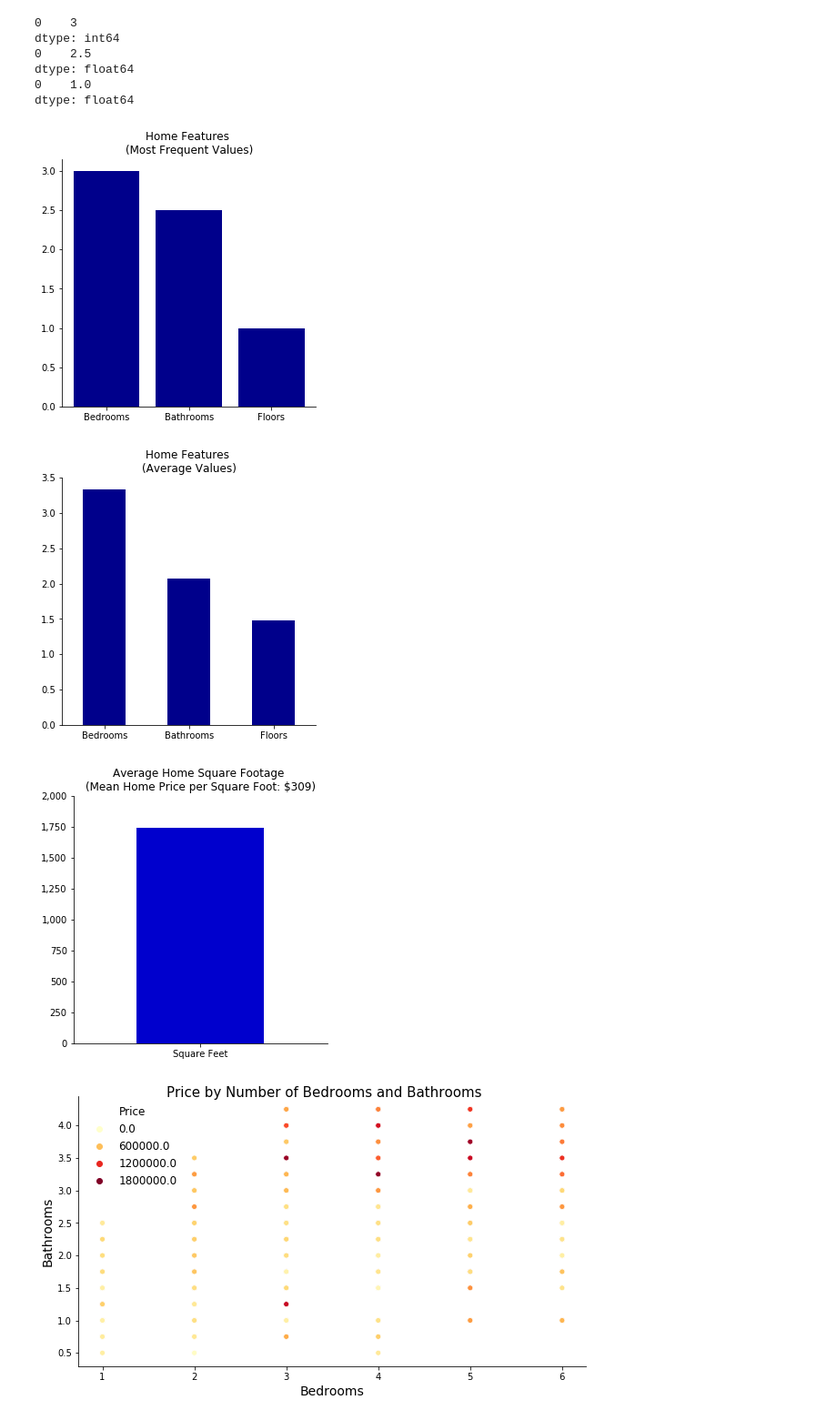
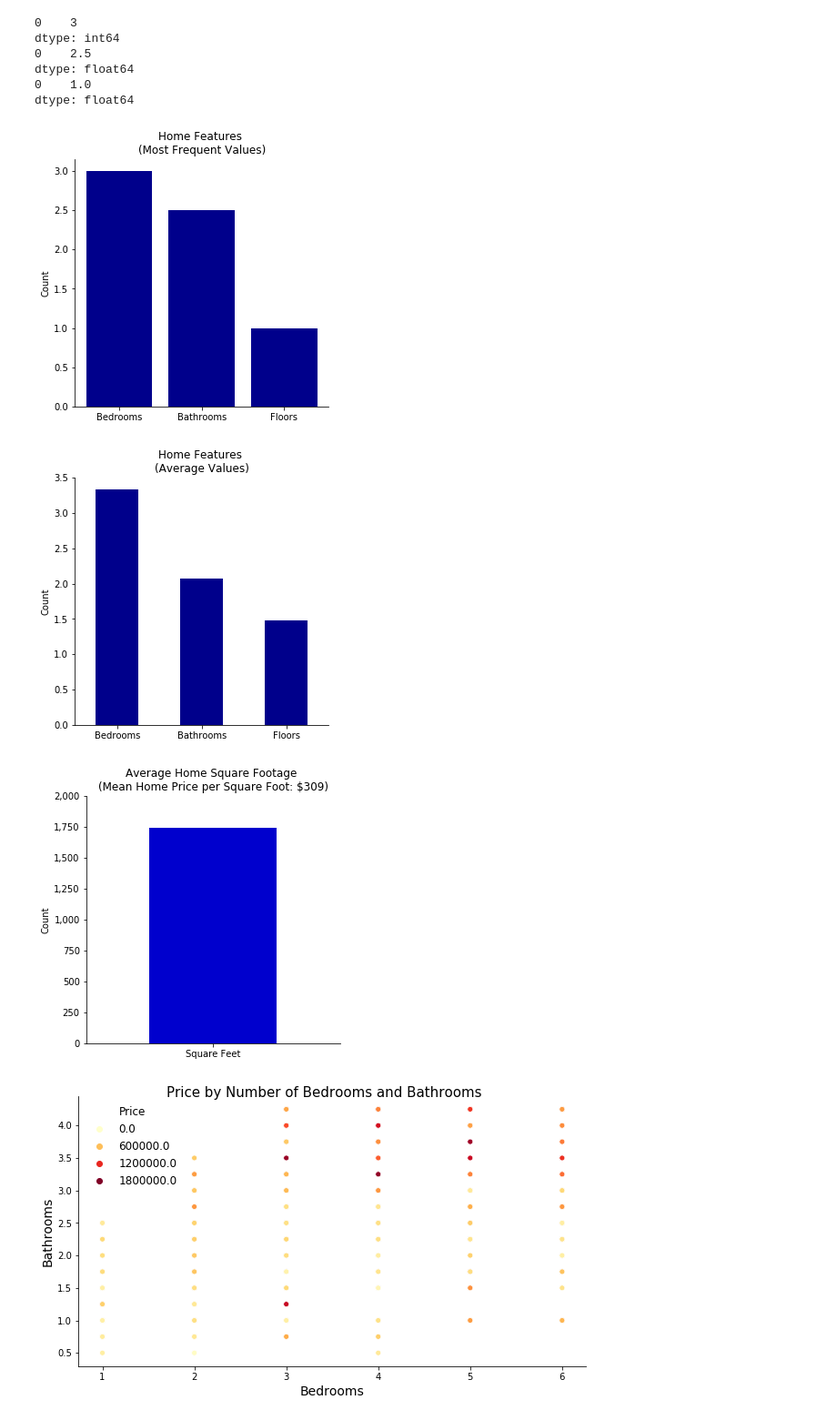
Before and after one commit to magalisolimano/dsc_phase2_project, a Jupyter notebook: phase2project_magalisolimano.ipynb, the cells around one changed output. Shown at 91% size. Cells and saved outputs as stored; diff of their text form; code cells hidden in the pictures.

Commit message:
added axis labels on select figures

```diff
--- a/phase2project_magalisolimano.ipynb
+++ b/phase2project_magalisolimano.ipynb
@@ -733,19 +734,20 @@ dtype: float64
 # %%
 # Mode: Barplots of mode number of bedrooms, bathrooms, sqft_above: for presentation slides
 fig, ax = plt.subplots(figsize=(5,5))
 
 mode_dictionary = {u'Bedrooms':3, u'Bathrooms': 2.5, u'Floors':1}
 plt.bar(*zip(*mode_dictionary.items()), color='darkblue')
 
 plt.xticks(rotation=0)
+plt.ylabel('Count')
 
 sns.despine()
 
 plt.title('Home Features \n(Most Frequent Values)')
 
 plt.show;
 # %% [output]
-[figure, old version]
+[figure, new version]
 # %%
 # Mean: Barplots of average number of bedrooms, bathrooms, sqft_above: for presentation slides
 fig, ax = plt.subplots(figsize=(5,5))
@@ -755,6 +757,7 @@ data = data.rename(columns={'bedrooms': 'Bedrooms', 'bathrooms': 'Bathrooms', 'f
 data.mean().plot(kind='bar', color='darkblue')
 
 plt.xticks(rotation=0)
+plt.ylabel('Count')
 
 sns.despine()
 
@@ -762,7 +765,7 @@ plt.title('Home Features \n(Average Values)')
 
 plt.show;
 # %% [output]
-[figure, old version]
+[figure, new version]
 # %%
 # Barplot of average square footage: for presentation slides
 fig, ax = plt.subplots(figsize=(5,5))
@@ -771,10 +774,11 @@ data=df_pp[['sqft_above']]
 data = data.rename(columns={'sqft_above': 'Square Feet'})
 data.mean().plot(kind='bar', color='mediumblue')
 
-#format ticks
+#format ticks and axes
 plt.xticks(rotation=0)
 ax.set_ylim([0, 2000])
 ax.yaxis.set_major_formatter(StrMethodFormatter('{x:,.0f}'))
+plt.ylabel('Count')
 
 sns.despine()
 
@@ -782,7 +786,7 @@ plt.title('Average Home Square Footage \n(Mean Home Price per Square Foot: $309)
 
 plt.show;
 # %% [output]
-[figure, old version]
+[figure, new version]
 # %%
 # Scatterplot of number of bedrooms vs. bathrooms, and how this relates to price
 
```
Also changed, not shown: parts of 16 cells of this notebook.
